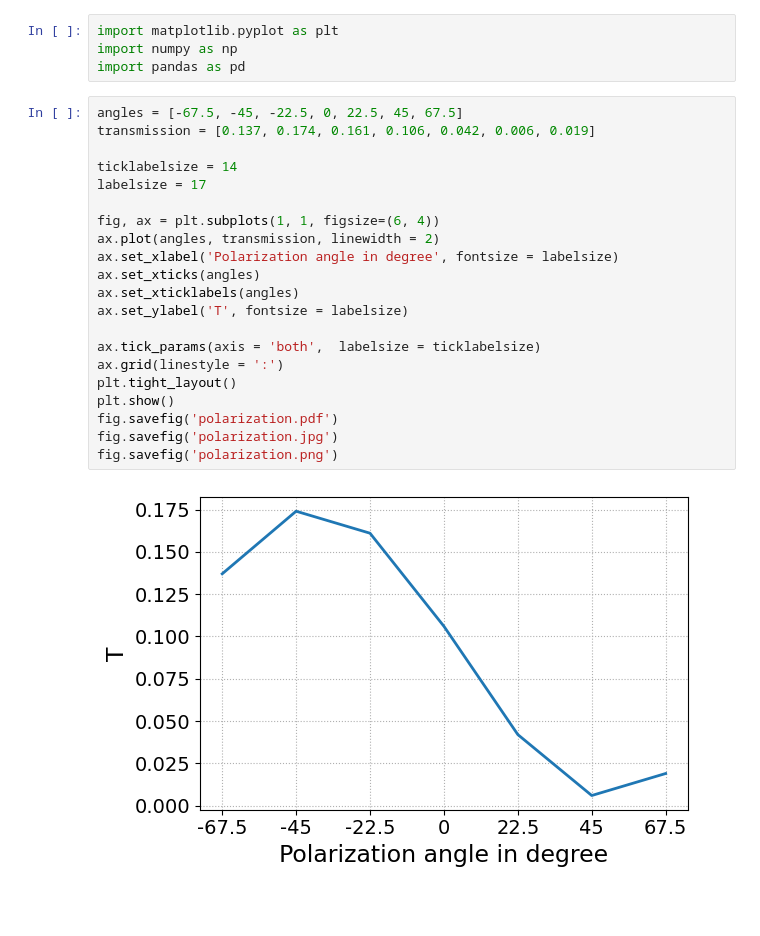
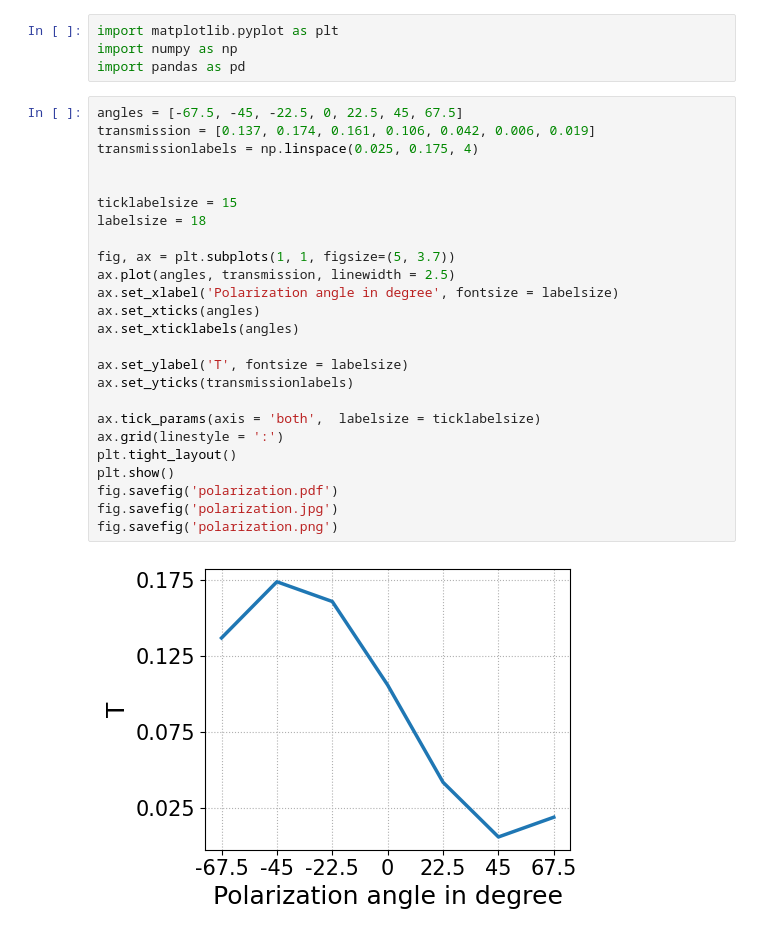
Before and after one commit to TobsTha/BA_code, a Jupyter notebook: Graphics/Polarization_sweep/polarization_sweep.ipynb, the cells around one changed output. Cells and saved outputs as stored; diff of their text form; blank space fills up the shorter version.

```diff
--- a/Graphics/Polarization_sweep/polarization_sweep.ipynb
+++ b/Graphics/Polarization_sweep/polarization_sweep.ipynb
@@ -5,23 +5,27 @@ import pandas as pd
 # %%
 angles = [-67.5, -45, -22.5, 0, 22.5, 45, 67.5]
 transmission = [0.137, 0.174, 0.161, 0.106, 0.042, 0.006, 0.019]
+transmissionlabels = np.linspace(0.025, 0.175, 4)
 
-ticklabelsize = 14
-labelsize = 17
 
-fig, ax = plt.subplots(1, 1, figsize=(6, 4))
-ax.plot(angles, transmission, linewidth = 2)
+ticklabelsize = 15
+labelsize = 18
+
+fig, ax = plt.subplots(1, 1, figsize=(5, 3.7))
+ax.plot(angles, transmission, linewidth = 2.5)
 ax.set_xlabel('Polarization angle in degree', fontsize = labelsize)
 ax.set_xticks(angles)
 ax.set_xticklabels(angles)
+
 ax.set_ylabel('T', fontsize = labelsize)
+ax.set_yticks(transmissionlabels)
 
 ax.tick_params(axis = 'both',  labelsize = ticklabelsize)
 ax.grid(linestyle = ':')
 plt.tight_layout()
 plt.show()
 fig.savefig('polarization.pdf')
 fig.savefig('polarization.jpg')
 fig.savefig('polarization.png')
 # %% [output]
-[figure, old version]
+[figure, new version]
```
Also changed, not shown: 7 other files.
